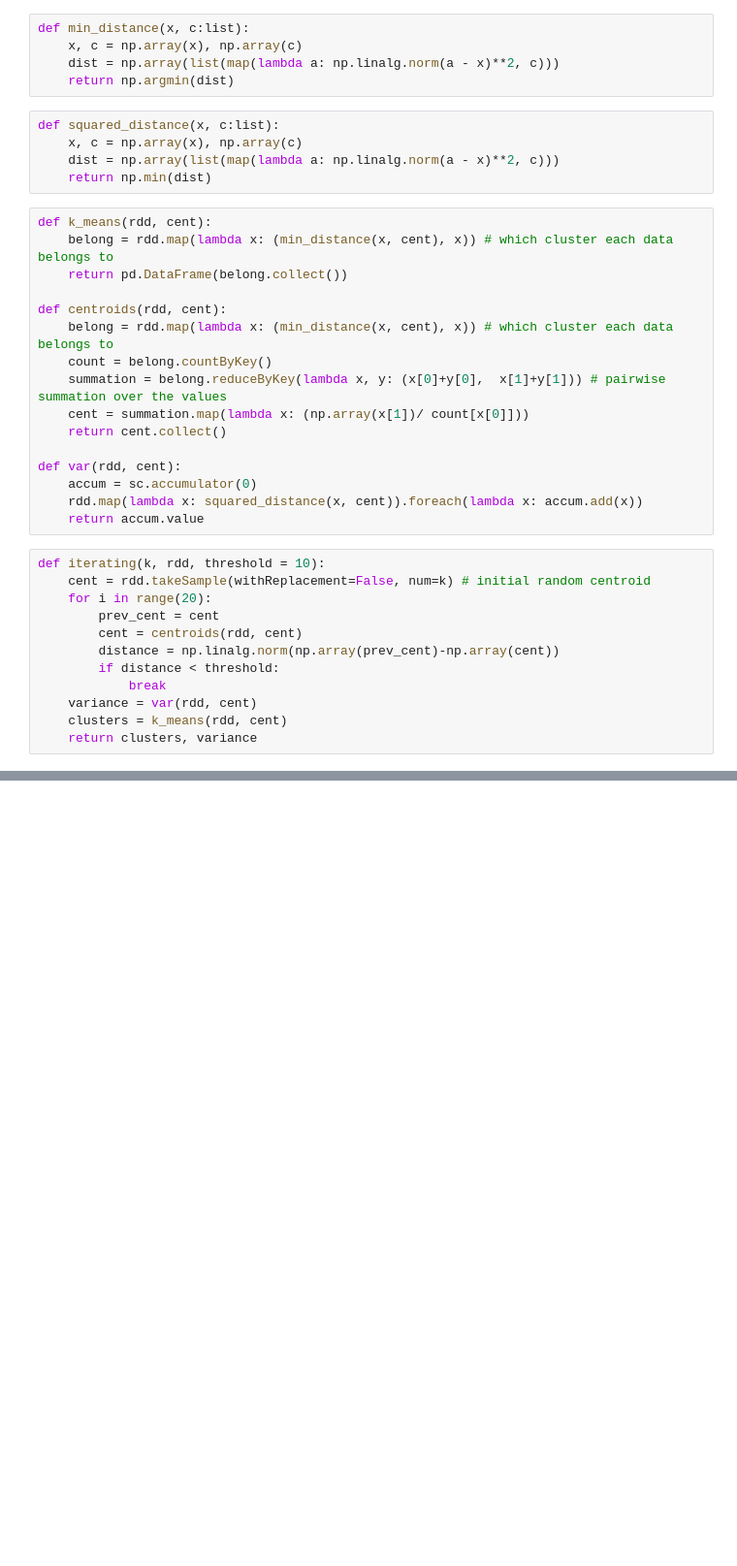
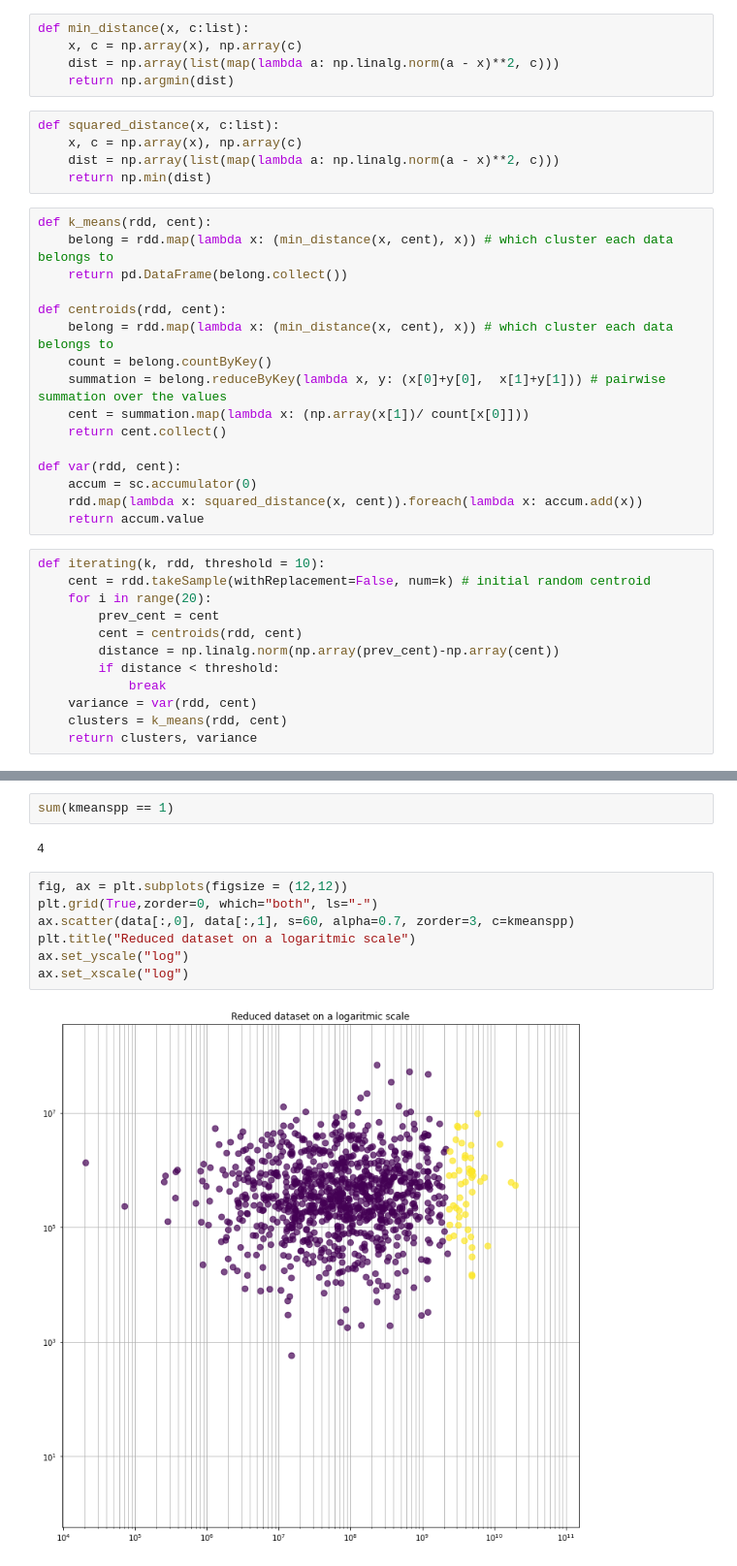
Before and after one commit to gianaguico/ADM_HW4_Group33, a Jupyter notebook: TentativoMapReduce.ipynb, the cells around one changed output, grey strips where cells are left out. Shown at 97% size. Saved outputs shown, nothing was run; the diff lists cells and outputs as text; blank space fills up the shorter version.

```diff
--- a/TentativoMapReduce.ipynb
+++ b/TentativoMapReduce.ipynb
@@ -79,0 +101,13 @@ pd.DataFrame(l).plot()
+# %%
+sum(kmeanspp == 1)
+# %% [output]
+4
+# %%
+fig, ax = plt.subplots(figsize = (12,12))
+plt.grid(True,zorder=0, which="both", ls="-")
+ax.scatter(data[:,0], data[:,1], s=60, alpha=0.7, zorder=3, c=kmeanspp)
+plt.title("Reduced dataset on a logaritmic scale")
+ax.set_yscale("log")
+ax.set_xscale("log")
+# %% [output]
+[figure, added]
```
Also changed, not shown: parts of 10 cells of this notebook.
